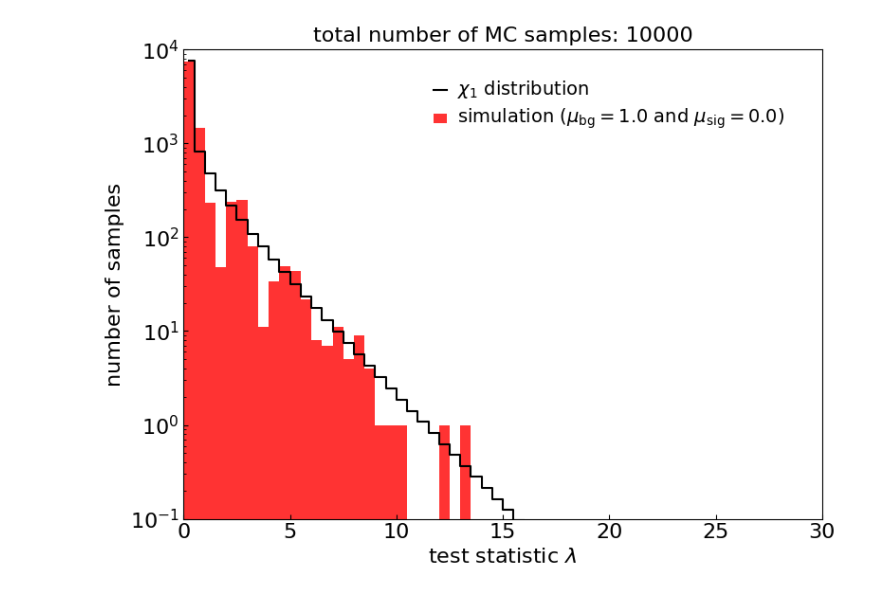
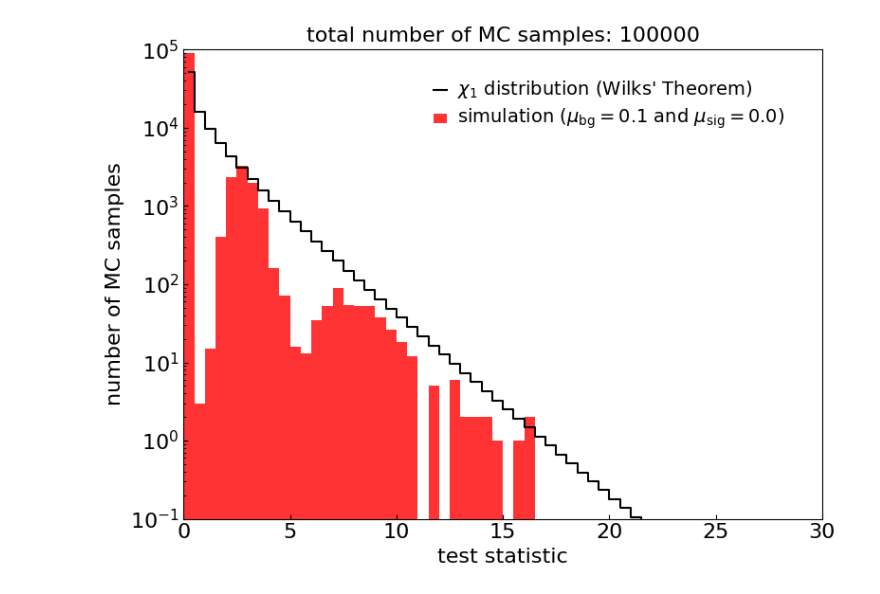
Before and after one commit to mahlers77/KSETA2023, a Jupyter notebook: max_LH_example.ipynb, the cells around one changed output. Cells and saved outputs as stored; diff of their text form; code cells hidden in the pictures.

```diff
--- a/max_LH_example.ipynb
+++ b/max_LH_example.ipynb
@@ -5,10 +5,10 @@ from pylab import *
 import matplotlib.pyplot as plt
 from scipy.special import erf
 # %%
-RUNS = 10000 # total runs for sampling
+RUNS = 100000 # total runs for sampling
 
 Nbins = 100 # number of bins
-mubg = 1.0 # simulated background level per bin
+mubg = 0.1 # simulated background level per bin
 musig = 0.0 # simulated signal level for first bin
 
 TS = [] #array for sampled TS values (rerun next line to increase MC statistics)
@@ -32,15 +32,12 @@ for run in range(0,RUNS) :
 
     bestfit = (bin[0]*Nbins-totevents)/(Nbins-1)
 
-    if bestfit < 0.0 :
-        TS.append(0.0)
-    else :
-        temp = 0.0
-        if bin[0] > 0.0 :
-            temp += 2.*bin[0]*np.log((Nbins*1./(totevents*1.))*bin[0])
-        if totevents-bin[0] > 0.0 :
-            temp += 2.*(totevents-bin[0]*1.)*np.log((Nbins*1./(totevents*1.))*(totevents-bin[0])/(Nbins-1.0))
-        TS.append(temp)
+    temp = 0.0
+    if bin[0] > 0.0 :
+          temp += 2.*bin[0]*np.log((Nbins*1./(totevents*1.))*bin[0])
+    if totevents-bin[0] > 0.0 :
+          temp += 2.*(totevents-bin[0]*1.)*np.log((Nbins*1./(totevents*1.))*(totevents-bin[0])/(Nbins-1.0))
+    TS.append(temp)
 # %%
 NTS = 60 # number of bins to be shown in histograms
 delta = 0.5 # width of bins
@@ -51,38 +48,37 @@ chi2x = []
 chi2y = []
 for i in range(0,NTS) :
     chi2x.append((i+0.5)*delta)
-    chi2y.append(0.5*len(TS)*(erf(np.sqrt((i+1)*delta/2.))-erf(np.sqrt((i)*delta/2.))))
-chi2y[0] += 0.5*len(TS)  # create a histogram of one-dimensional chi-square distribution
+    chi2y.append(len(TS)*(erf(np.sqrt((i+1)*delta/2.))-erf(np.sqrt((i)*delta/2.))))
 
 # plot histograms of simulation and prediction
 
 fig = figure(dpi=100,tight_layout=True,figsize=(8, 6))
 ax = fig.add_subplot(1,1,1)
 
 xlim([0,30])
 ylim([1e-1,len(TS)])
 
 title(r'total number of MC samples: ' + str(len(TS)),fontsize=16)
-xlabel(r'test statistic $\lambda$',fontsize=16)
-ylabel(r'number of samples',fontsize=16)
+xlabel(r'test statistic',fontsize=16)
+ylabel(r'number of MC samples',fontsize=16)
 ax.tick_params(axis='both',which='both',direction='in')
 
 for tick in ax.xaxis.get_major_ticks() :
     tick.label.set_fontsize(16)
 
 for tick in ax.yaxis.get_major_ticks() :
     tick.label.set_fontsize(16)
 
 plt.hist(TS,bins=np.arange(0,NTS*delta,delta),log=True,alpha=0.8,color="red",\
               label=r'simulation ($\mu_{\rm bg} = ' + str(mubg) + r'$ and $\mu_{\rm sig} = ' + str(musig) + '$)')
 
-plt.plot(chi2x,chi2y,color="black",drawstyle='steps-mid',label=r'$\chi_1$ distribution')
+plt.plot(chi2x,chi2y,color="black",drawstyle='steps-mid',label=r"$\chi_1$ distribution (Wilks' Theorem)")
 
 leg = plt.legend(bbox_to_anchor=(0.95, 0.95), loc=1, borderaxespad=0.,fancybox=False,\
                  framealpha=0.0,frameon=True,numpoints=1, scatterpoints = 1,handlelength=1)
 for t in leg.get_texts() :
     t.set_fontsize(14)
 
 plt.show()
 # %% [output]
-[figure, old version]
+[figure, new version]
```
Also changed, not shown: 48 other files.
